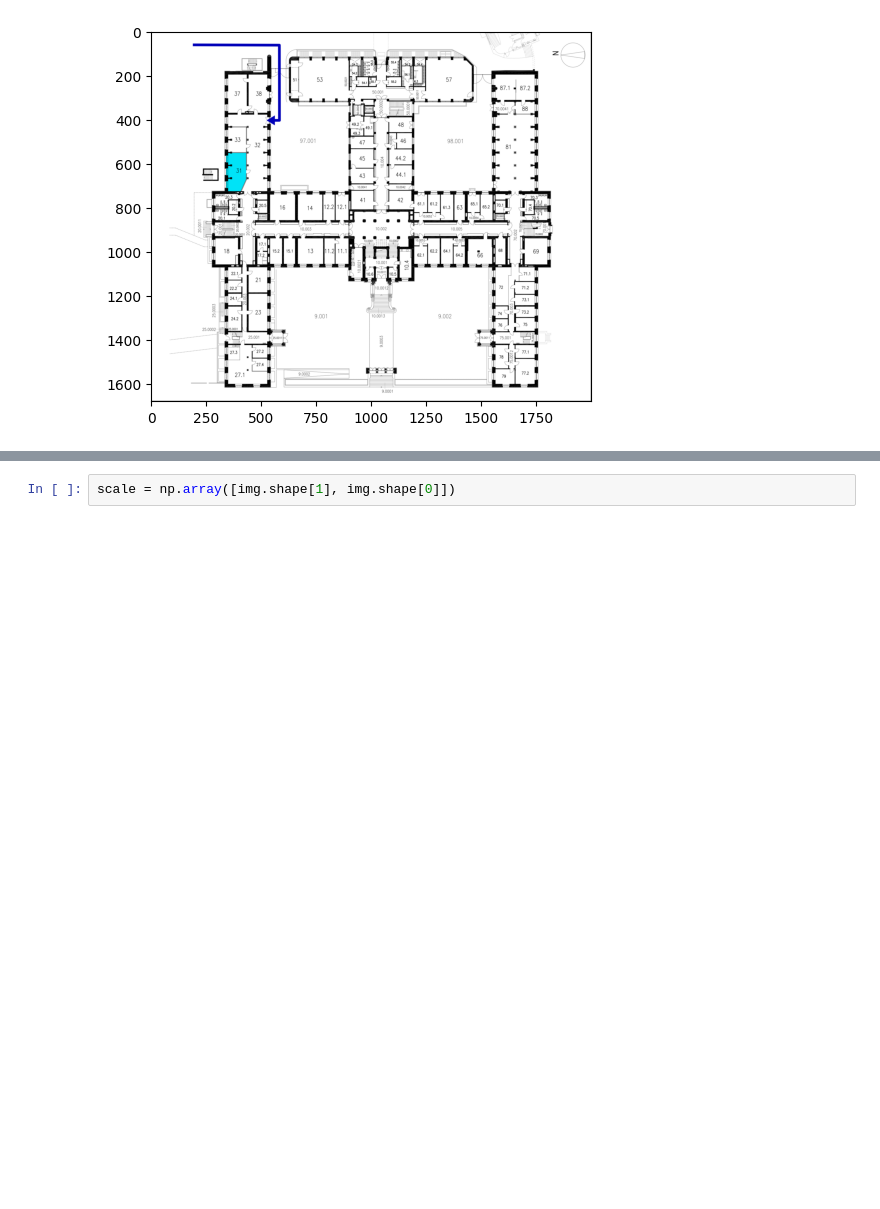
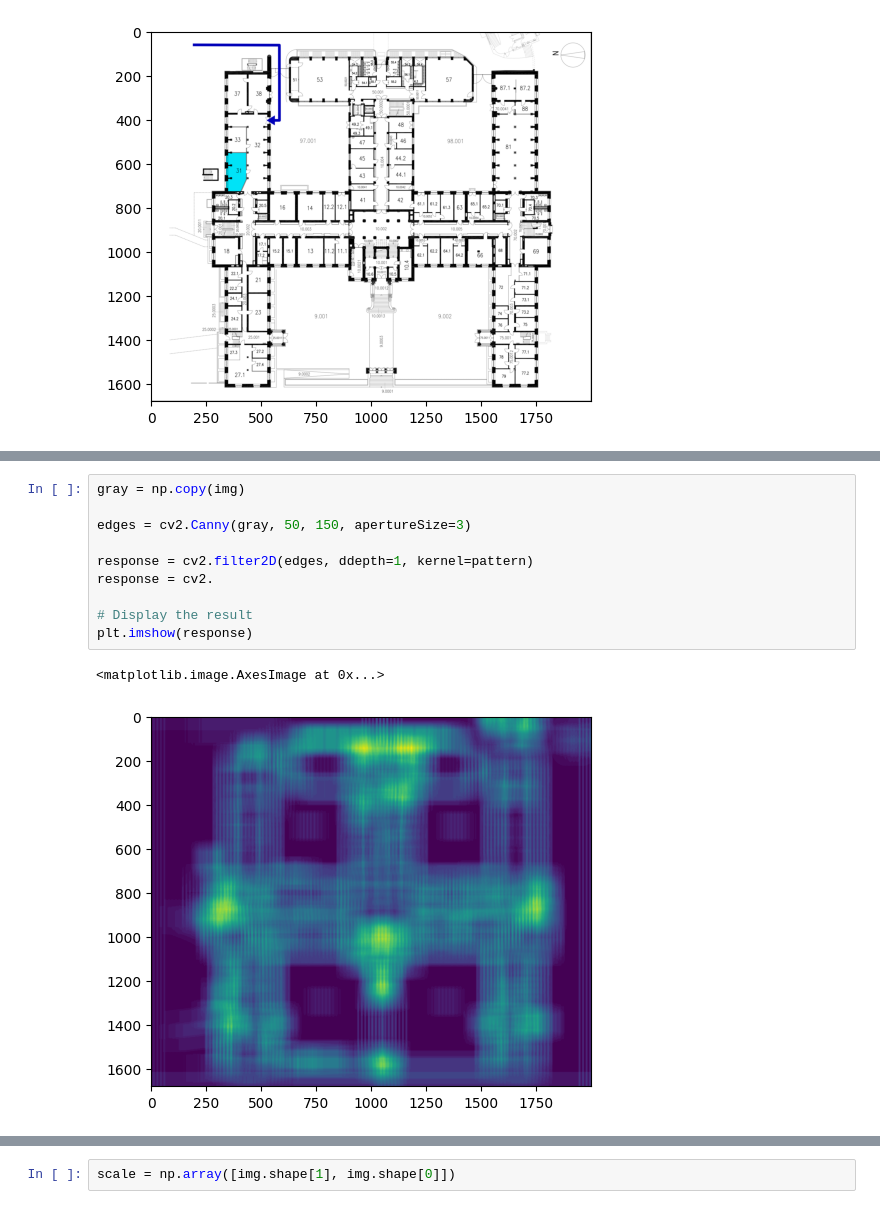
Before and after one commit to CompilerLuke/eth_localization_server, a Jupyter notebook: floor_plan_segmentation/notebooks/floor_segmentation.ipynb, the cells around one changed output, grey strips where cells are left out. Saved outputs shown, nothing was run; the diff lists cells and outputs as text; blank space fills up the shorter version.

```diff
--- a/floor_plan_segmentation/notebooks/floor_segmentation.ipynb
+++ b/floor_plan_segmentation/notebooks/floor_segmentation.ipynb
@@ -13,0 +28,13 @@ plt.imshow(img)
+# %%
+gray = np.copy(img)
+
+edges = cv2.Canny(gray, 50, 150, apertureSize=3)
+
+response = cv2.filter2D(edges, ddepth=1, kernel=pattern)
+response = cv2.
+
+# Display the result
+plt.imshow(response)
+# %% [output]
+<matplotlib.image.AxesImage at 0x...>
+[figure, added]
```
Also changed, not shown: parts of 2 cells of this notebook, 16 other files.
